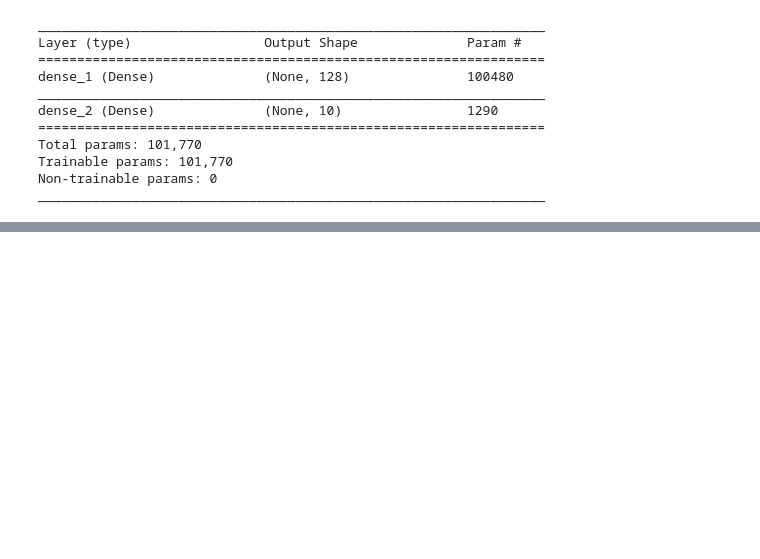
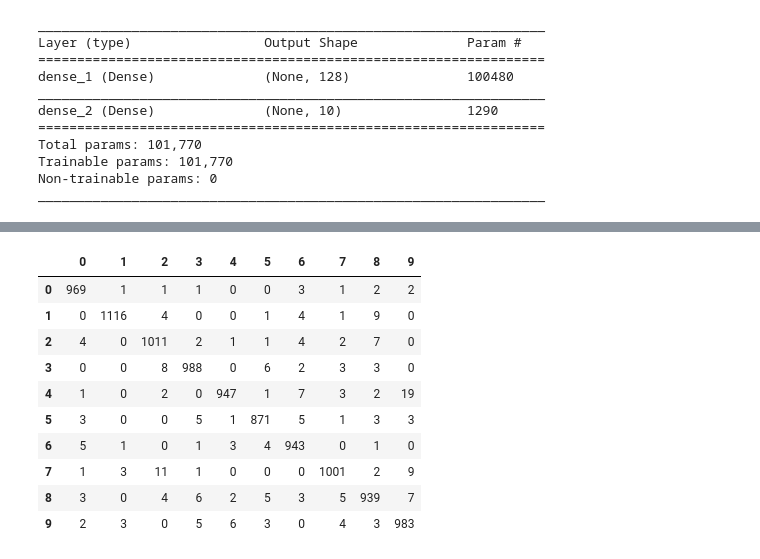
Before and after one commit to Elwing-Chou/ML0114, a Jupyter notebook: MLP.ipynb, the cells around one changed output, grey strips where cells are left out. Cells and saved outputs as stored; diff of their text form; code cells hidden in the pictures; blank space fills up the shorter version.

```diff
--- a/MLP.ipynb
+++ b/MLP.ipynb
@@ -133,4 +133,9 @@ mlp.compile(loss="categorical_crossentropy",
 # batch: 看幾筆(200)做一次梯度下降(修正)
 # epochs: 整份考古題看幾次(10)
 # 10個epoch, 200batch: 60000 * 10 / 200 -> 3000(次)
-mlp.fit(x_train_shape, batch_size=200, epochs=10, validation_split=0.1)
+mlp.fit(x_train_shape,
+        y_train_cat,
+        batch_size=200,
+        epochs=15,
+        validation_split=0.1,
+        verbose=2)
@@ -136,0 +160,17 @@ mlp.fit(x_train_shape, batch_size=200, epochs=10, validation_split=0.1)
+# %%
+# predict: 機率 predict_classes: 分類
+pre = mlp.predict_classes(x_test_shape)
+from sklearn.metrics import confusion_matrix
+pd.DataFrame(confusion_matrix(y_test, pre))
+# %% [output]
+|  | 0 | 1 | 2 | 3 | 4 | 5 | 6 | 7 | 8 | 9 |
+| 0 | 969 | 1 | 1 | 1 | 0 | 0 | 3 | 1 | 2 | 2 |
+| 1 | 0 | 1116 | 4 | 0 | 0 | 1 | 4 | 1 | 9 | 0 |
+| 2 | 4 | 0 | 1011 | 2 | 1 | 1 | 4 | 2 | 7 | 0 |
+| 3 | 0 | 0 | 8 | 988 | 0 | 6 | 2 | 3 | 3 | 0 |
+| 4 | 1 | 0 | 2 | 0 | 947 | 1 | 7 | 3 | 2 | 19 |
+| 5 | 3 | 0 | 0 | 5 | 1 | 871 | 5 | 1 | 3 | 3 |
+| 6 | 5 | 1 | 0 | 1 | 3 | 4 | 943 | 0 | 1 | 0 |
+| 7 | 1 | 3 | 11 | 1 | 0 | 0 | 0 | 1001 | 2 | 9 |
+| 8 | 3 | 0 | 4 | 6 | 2 | 5 | 3 | 5 | 939 | 7 |
+| 9 | 2 | 3 | 0 | 5 | 6 | 3 | 0 | 4 | 3 | 983 |
```
Also changed, not shown: parts of 2 cells of this notebook.
